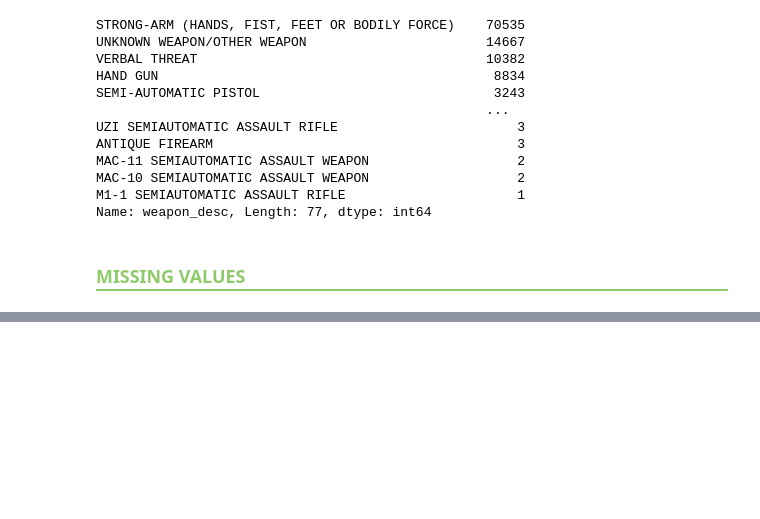
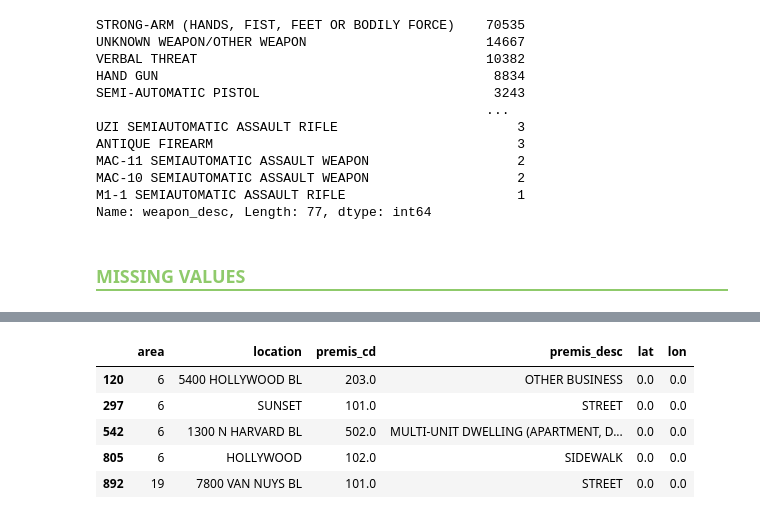
Before and after one commit to jdormaar/Boardgame_Preferences_Predictive_Analysis, a Jupyter notebook: Competitions/Analyzing Crime in LA/notebook.ipynb, the cells around one changed output, grey strips where cells are left out. Cells and saved outputs as stored; diff of their text form; code cells hidden in the pictures; blank space fills up the shorter version.

```diff
--- a/Competitions/Analyzing Crime in LA/notebook.ipynb
+++ b/Competitions/Analyzing Crime in LA/notebook.ipynb
@@ -429,0 +443,4 @@ Name: Crm Cd 1, Length: 119, dtype: int64
+# %%
+# df[df['lat'] ==0][['lat', 'lon']]
+df_ll_nulls = df[df['lat'] ==0][['area', 'location', 'premis_cd', 'premis_desc', 'lat', 'lon']].copy()
+df_ll_nulls.nunique()
@@ -429,0 +455,9 @@ Name: Crm Cd 1, Length: 119, dtype: int64
+# %%
+df_ll_nulls.head()
+# %% [output]
+|  | area | location | premis_cd | premis_desc | lat | lon |
+| 120 | 6 | 5400 HOLLYWOOD BL | 203.0 | OTHER BUSINESS | 0.0 | 0.0 |
+| 297 | 6 | SUNSET | 101.0 | STREET | 0.0 | 0.0 |
+| 542 | 6 | 1300 N HARVARD BL | 502.0 | MULTI-UNIT DWELLING (APARTMENT, D... | 0.0 | 0.0 |
+| 805 | 6 | HOLLYWOOD | 102.0 | SIDEWALK | 0.0 | 0.0 |
+| 892 | 19 | 7800 VAN NUYS BL | 101.0 | STREET | 0.0 | 0.0 |
```
Also changed, not shown: parts of 23 cells of this notebook, 1 other file.
